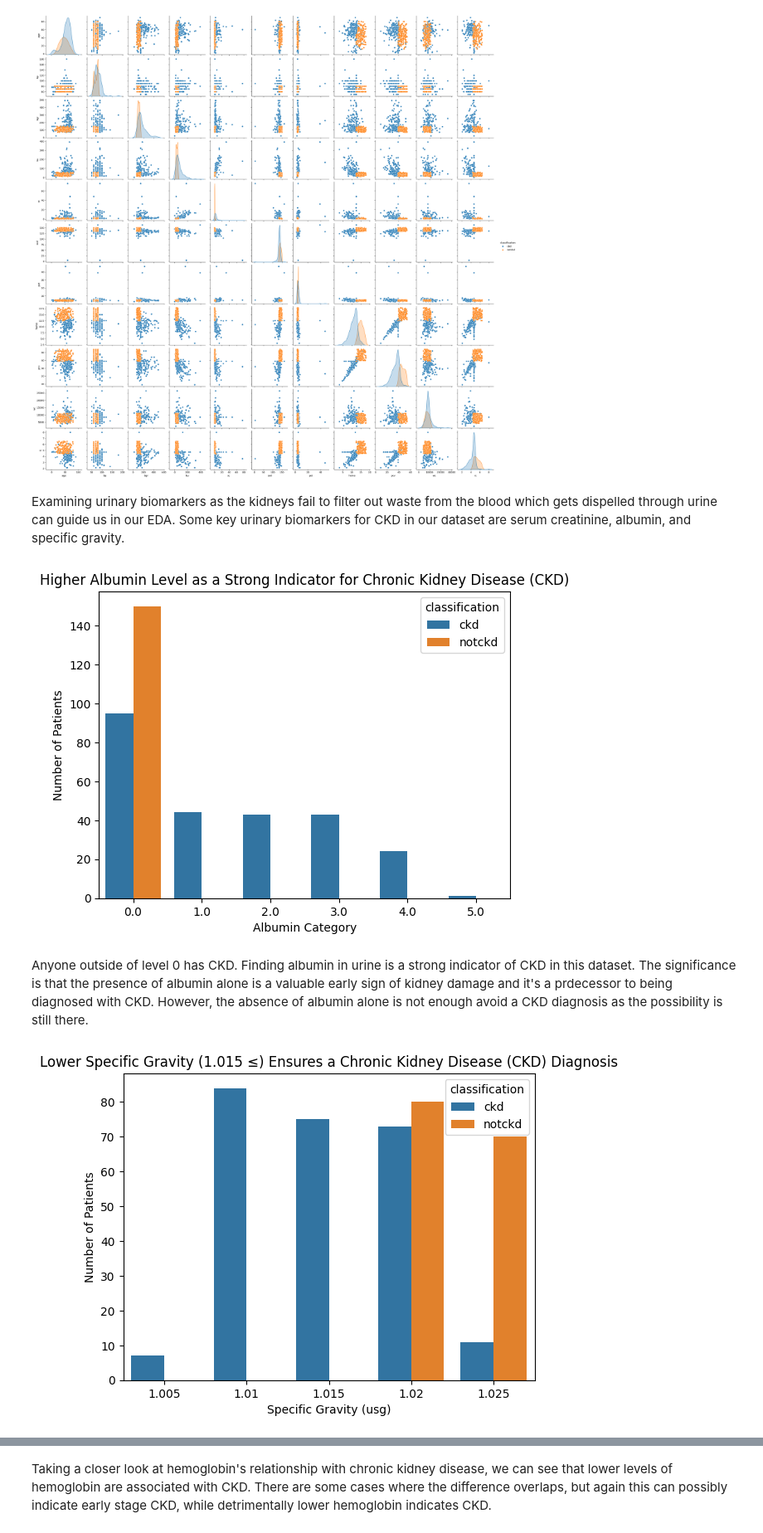
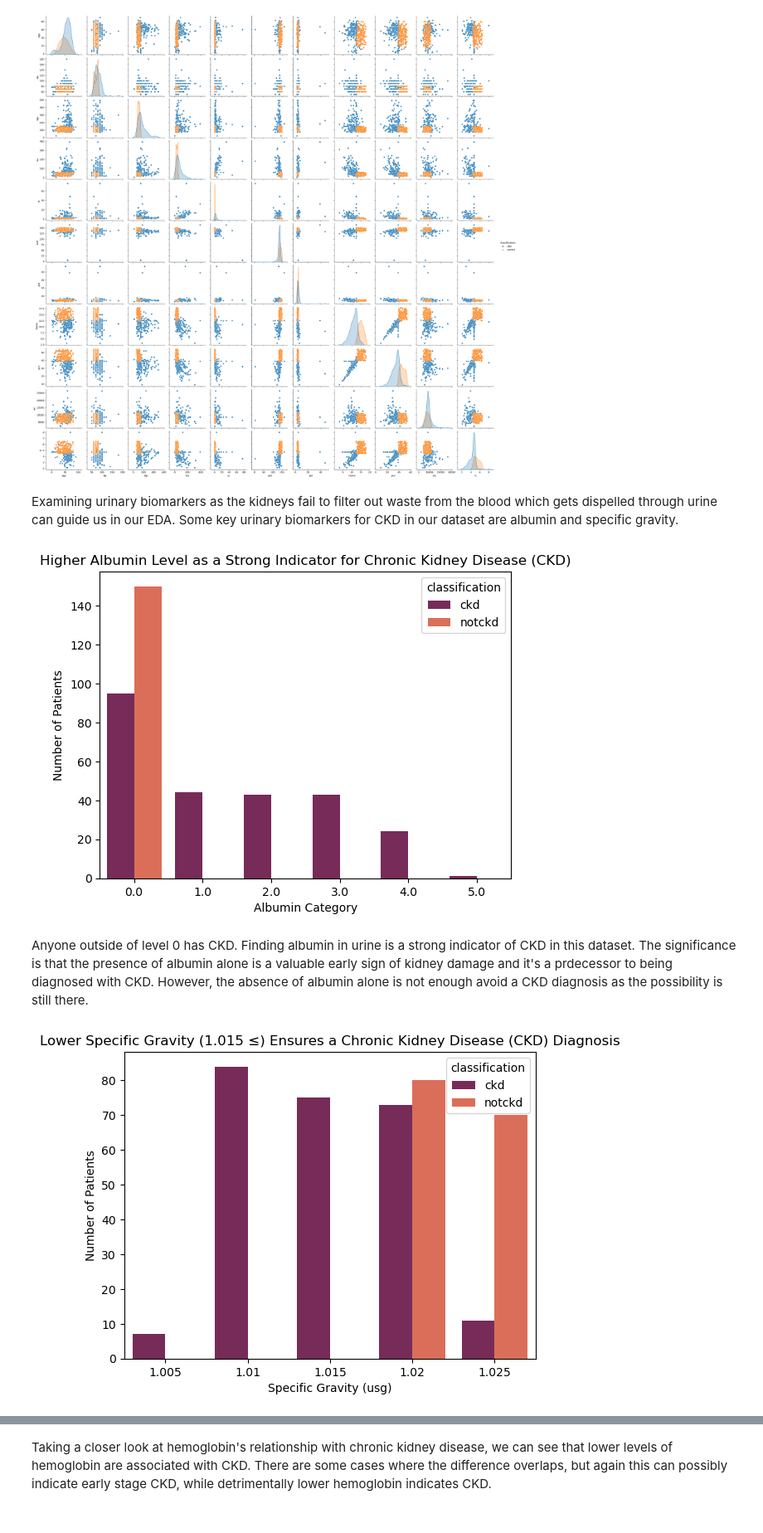
Before and after one commit to unprosaiclabyrinth/PrognosiX, a Jupyter notebook: notebooks/eda.ipynb, the cells around one changed output, grey strips where cells are left out. Shown at 83% size. Saved outputs shown, nothing was run; the diff lists cells and outputs as text; code cells hidden in the pictures.

```diff
--- a/notebooks/eda.ipynb
+++ b/notebooks/eda.ipynb
@@ -458,23 +459,23 @@ plt.show()
 [figure]
 # %% [markdown]
 Examining urinary biomarkers as the kidneys fail to filter out waste from the blood which gets dispelled through urine can guide us in our EDA.
-Some key urinary biomarkers for CKD in our dataset are serum creatinine, albumin, and specific gravity.
+Some key urinary biomarkers for CKD in our dataset are albumin and specific gravity.
 # %%
-sns.countplot(data=df, x='al', hue='classification')
+sns.countplot(data=df, x='al', hue='classification', palette="rocket")
 plt.title("Higher Albumin Level as a Strong Indicator for Chronic Kidney Disease (CKD)")
 plt.xlabel('Albumin Category')
 plt.ylabel('Number of Patients')
 plt.show()
 # %% [output]
-[figure, old version]
+[figure, new version]
 # %% [markdown]
 Anyone outside of level 0 has CKD. Finding albumin in urine is a strong indicator of CKD in this dataset. The significance is that the presence of albumin alone is a valuable early sign of kidney damage and it's a prdecessor to being diagnosed with CKD. However, the absence of albumin alone is not enough avoid a CKD diagnosis as the possibility is still there.
 # %%
-sns.countplot(data=df, x='sg', hue='classification')
+sns.countplot(data=df, x='sg', hue='classification', palette="rocket")
 plt.title("Lower Specific Gravity (1.015 ≤) Ensures a Chronic Kidney Disease (CKD) Diagnosis")
 plt.xlabel('Specific Gravity (usg)')
 plt.ylabel('Number of Patients')
 plt.show()
 # %% [output]
-[figure, old version]
+[figure, new version]
 # %% [markdown]
```
Also changed, not shown: parts of 12 cells of this notebook.
